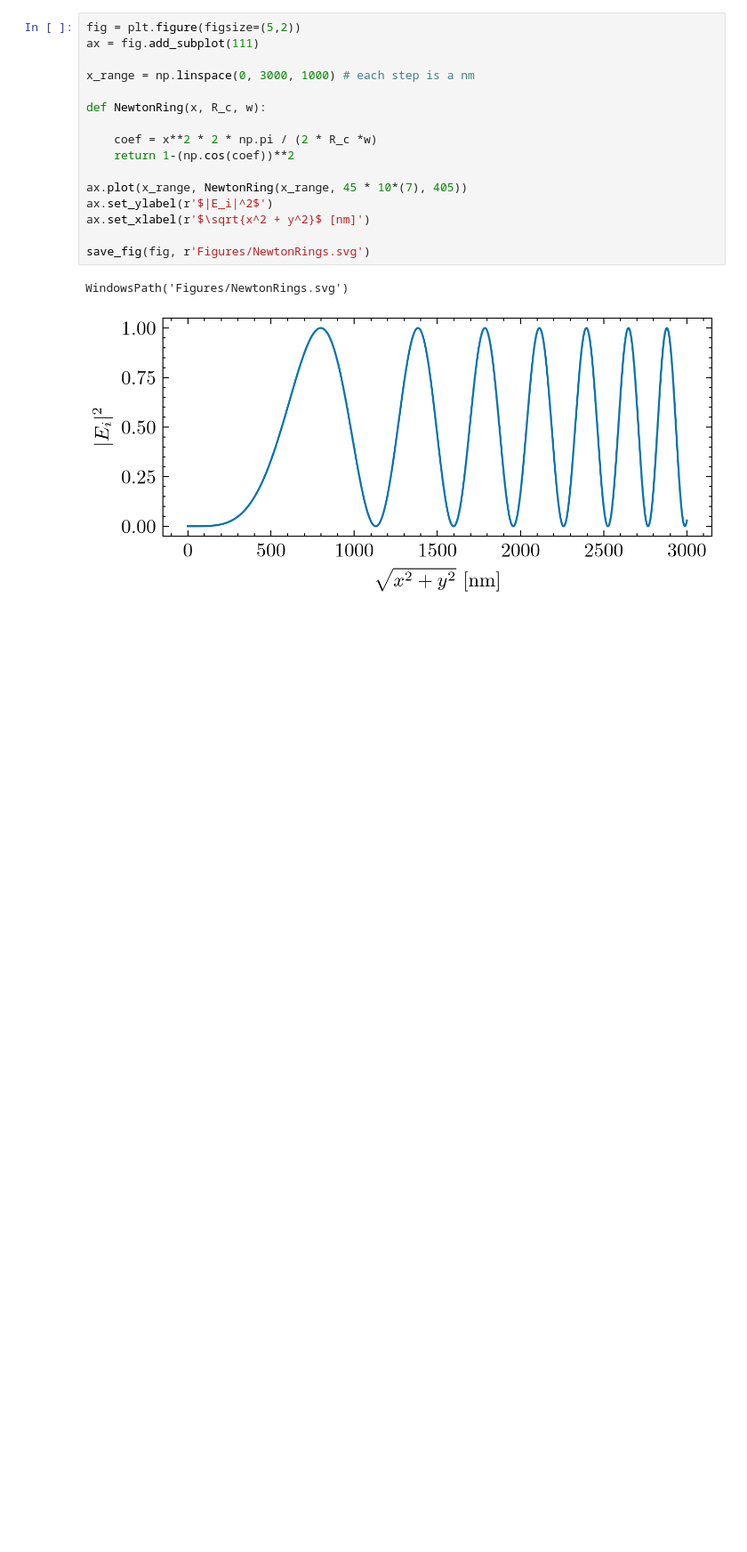
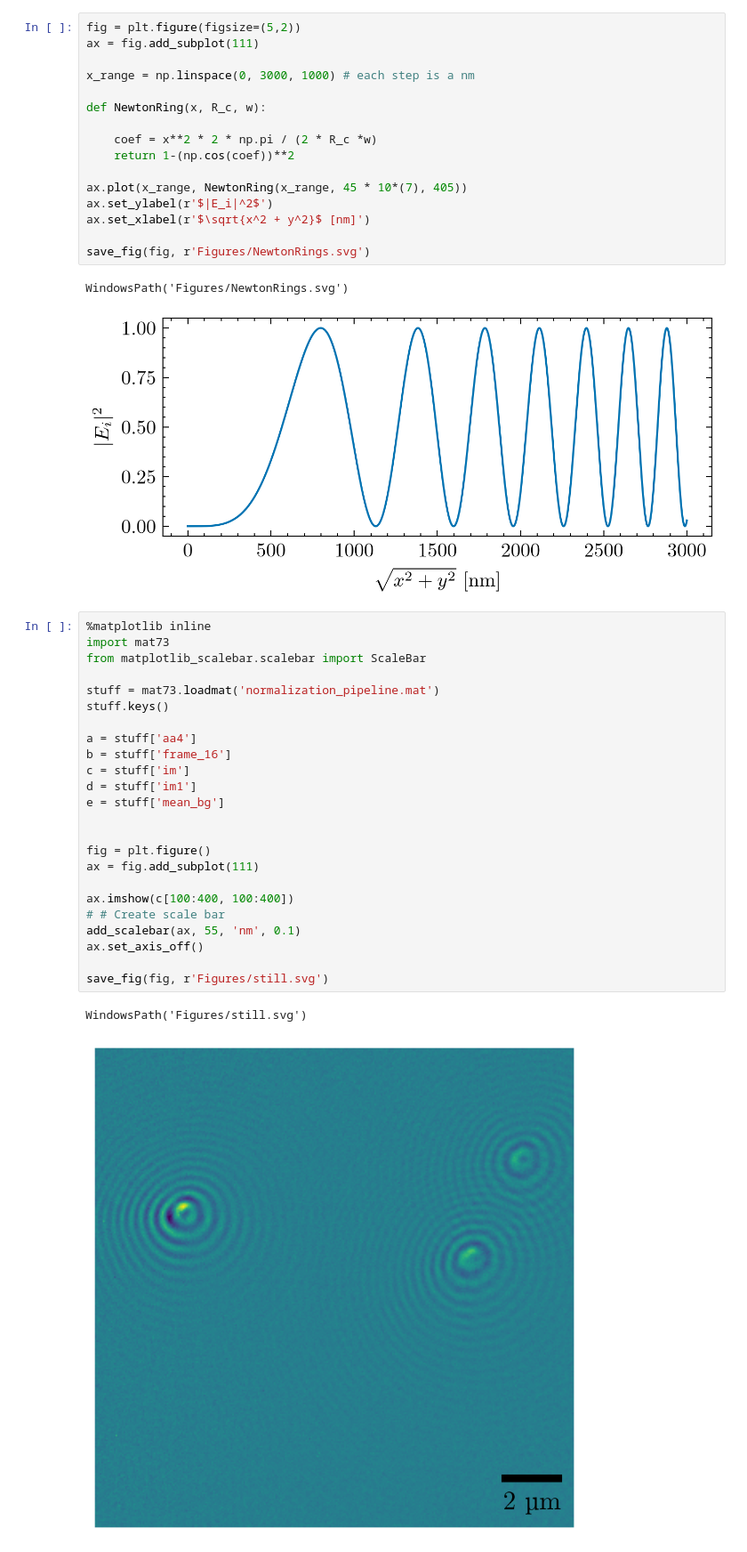
Before and after one commit to sinuose/mj_MASc_2026, a Jupyter notebook: Python/figures_all.ipynb, the cells around one changed output. Shown at 89% size. Drawn from its saved outputs; the diff is of its cells as text; blank space fills up the shorter version.

```diff
--- a/Python/figures_all.ipynb
+++ b/Python/figures_all.ipynb
@@ -70,3 +181,30 @@ save_fig(fig, r'Figures/NewtonRings.svg')
 # %% [output]
 WindowsPath('Figures/NewtonRings.svg')
 [figure]
+# %%
+%matplotlib inline
+import mat73
+from matplotlib_scalebar.scalebar import ScaleBar
+
+stuff = mat73.loadmat('normalization_pipeline.mat')
+stuff.keys()
+
+a = stuff['aa4']
+b = stuff['frame_16']
+c = stuff['im']
+d = stuff['im1']
+e = stuff['mean_bg']
+
+
+fig = plt.figure()
+ax = fig.add_subplot(111)
+
+ax.imshow(c[100:400, 100:400])
+# # Create scale bar
+add_scalebar(ax, 55, 'nm', 0.1)
+ax.set_axis_off()
+
+save_fig(fig, r'Figures/still.svg')
+# %% [output]
+WindowsPath('Figures/still.svg')
+[figure, added]
```
Also changed, not shown: parts of 8 cells of this notebook.
